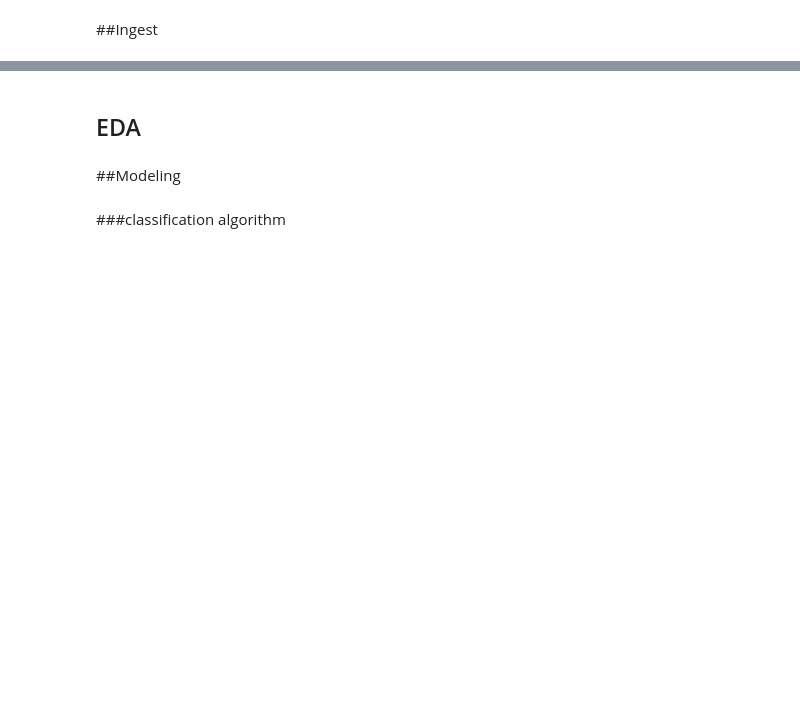
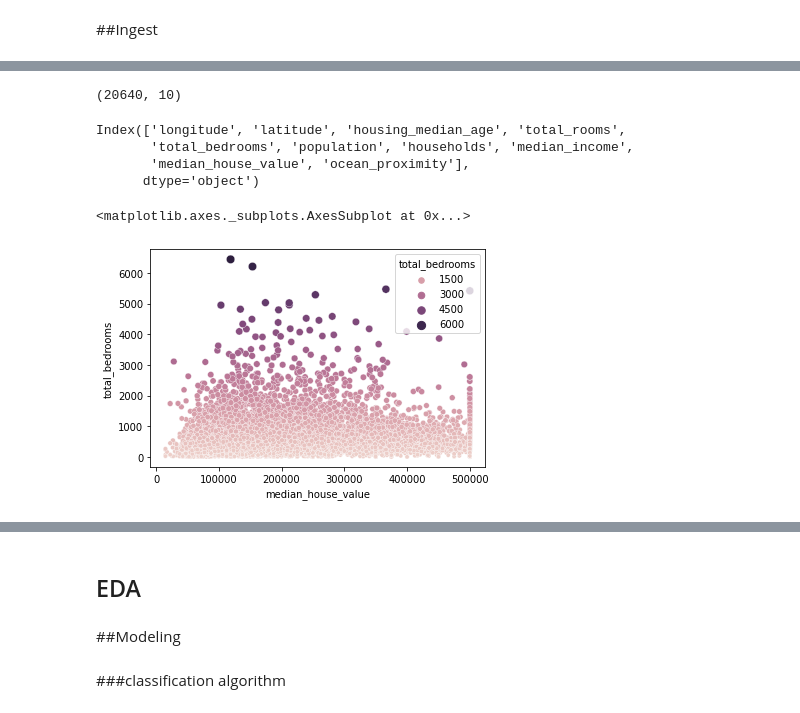
Before and after one commit to dtk1025/434hausme, a Jupyter notebook: haus_me_notebook.ipynb, the cells around one changed output, grey strips where cells are left out. Drawn from its saved outputs; the diff is of its cells as text; code cells hidden in the pictures; blank space fills up the shorter version.

```diff
--- a/haus_me_notebook.ipynb
+++ b/haus_me_notebook.ipynb
@@ -6,0 +5,4 @@
+# %%
+import pandas as pd
+df = pd.read_csv("https://raw.githubusercontent.com/mohitgupta-omg/Kaggle-California-Housing-Prices/master/Data/housing.csv")
+df.head(100)
@@ -6,0 +23,17 @@
+# %%
+df.shape
+# %% [output]
+(20640, 10)
+# %%
+df.columns
+# %% [output]
+Index(['longitude', 'latitude', 'housing_median_age', 'total_rooms',
+       'total_bedrooms', 'population', 'households', 'median_income',
+       'median_house_value', 'ocean_proximity'],
+      dtype='object')
+# %%
+import seaborn as sns
+sns.scatterplot(x="median_house_value", y="total_bedrooms", hue="total_bedrooms", size="total_bedrooms", data=df)
+# %% [output]
+<matplotlib.axes._subplots.AxesSubplot at 0x...>
+[figure, added]
```
Also changed, not shown: parts of 3 cells of this notebook.
